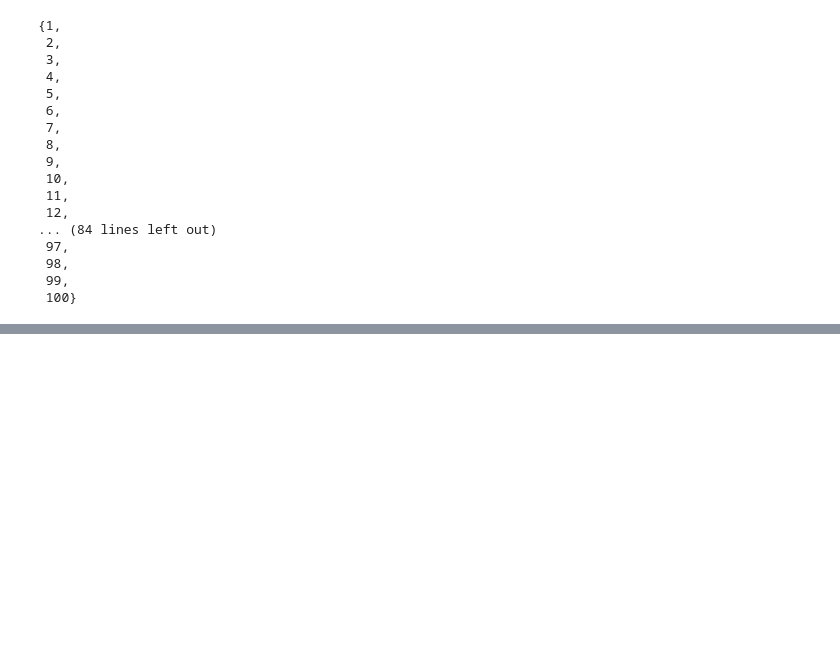
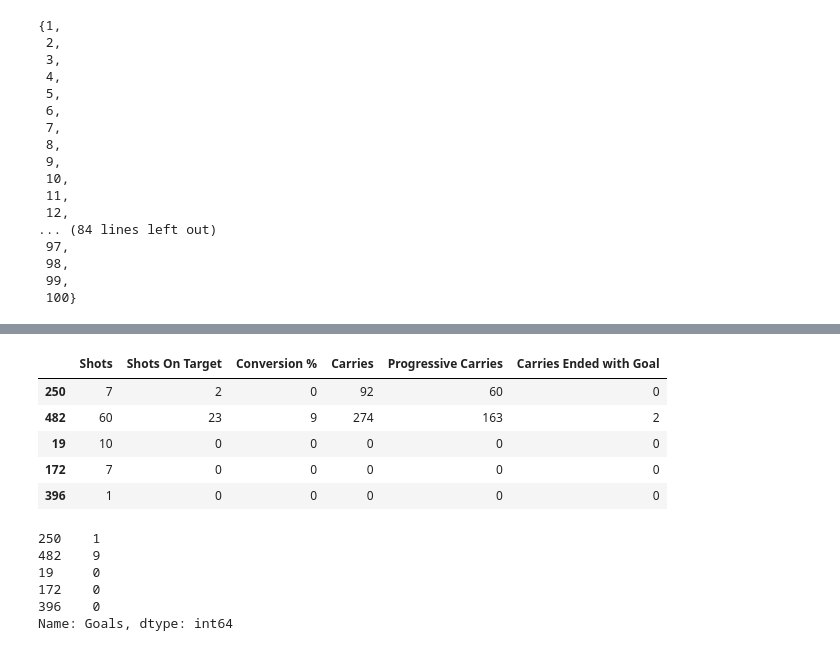
Before and after one commit to MarwaBrian/MockPhase1, a Jupyter notebook: statistics/stats.ipynb, the cells around one changed output, grey strips where cells are left out. Cells and saved outputs as stored; diff of their text form; code cells hidden in the pictures; blank space fills up the shorter version.

```diff
--- a/statistics/stats.ipynb
+++ b/statistics/stats.ipynb
@@ -110,0 +245,20 @@ universal_set
+# %%
+X_train, X_test, y_train, y_test = train_test_split(X, y, test_size=0.3, random_state=42)
+
+X_train.head()
+# %% [output]
+|  | Shots | Shots On Target | Conversion % | Carries | Progressive Carries | Carries Ended with Goal |
+| 250 | 7 | 2 | 0 | 92 | 60 | 0 |
+| 482 | 60 | 23 | 9 | 274 | 163 | 2 |
+| 19 | 10 | 0 | 0 | 0 | 0 | 0 |
+| 172 | 7 | 0 | 0 | 0 | 0 | 0 |
+| 396 | 1 | 0 | 0 | 0 | 0 | 0 |
+# %%
+y_train.head()
+# %% [output]
+250    1
+482    9
+19     0
+172    0
+396    0
+Name: Goals, dtype: int64
```
Also changed, not shown: parts of 14 cells of this notebook.
